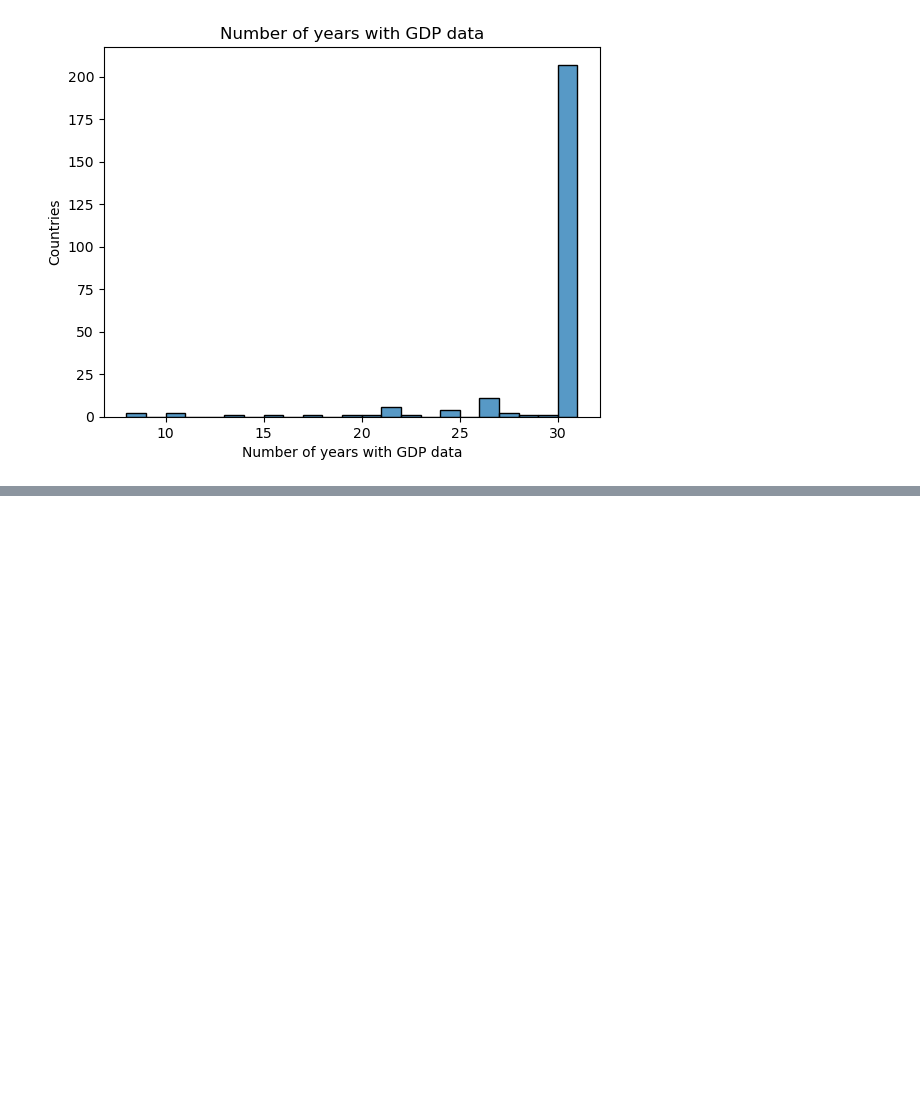
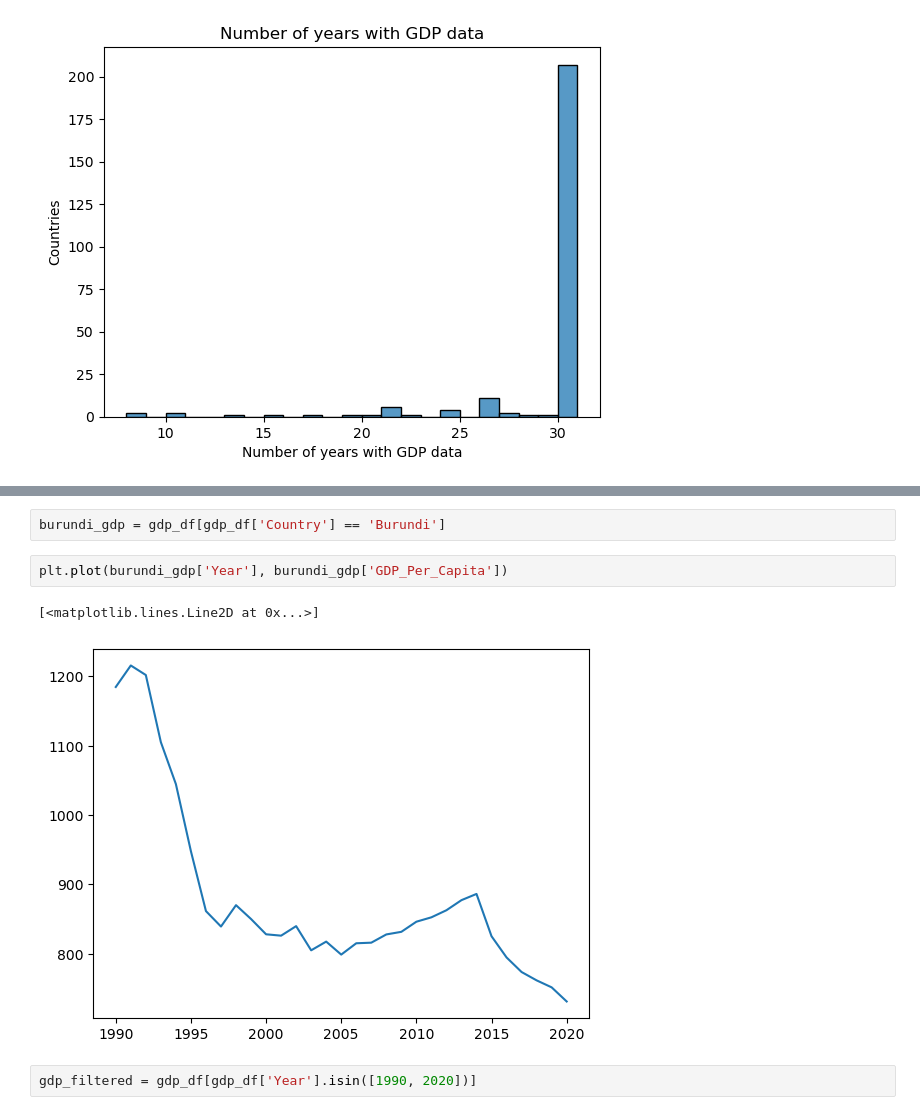
Before and after one commit to NSS-Data-Analytics-Cohort-8/gdp-and-internet-usage-BrandylynLanders, a Jupyter notebook: notebooks/un_project_bml.ipynb, the cells around one changed output, grey strips where cells are left out. Drawn from its saved outputs; the diff is of its cells as text; blank space fills up the shorter version.

```diff
--- a/notebooks/un_project_bml.ipynb
+++ b/notebooks/un_project_bml.ipynb
@@ -328,0 +352,9 @@ A12.
+# %%
+burundi_gdp = gdp_df[gdp_df['Country'] == 'Burundi']
+# %%
+plt.plot(burundi_gdp['Year'], burundi_gdp['GDP_Per_Capita'])
+# %% [output]
+[<matplotlib.lines.Line2D at 0x...>]
+[figure, added]
+# %%
+gdp_filtered = gdp_df[gdp_df['Year'].isin([1990, 2020])]
```
Also changed, not shown: parts of 63 cells of this notebook.
